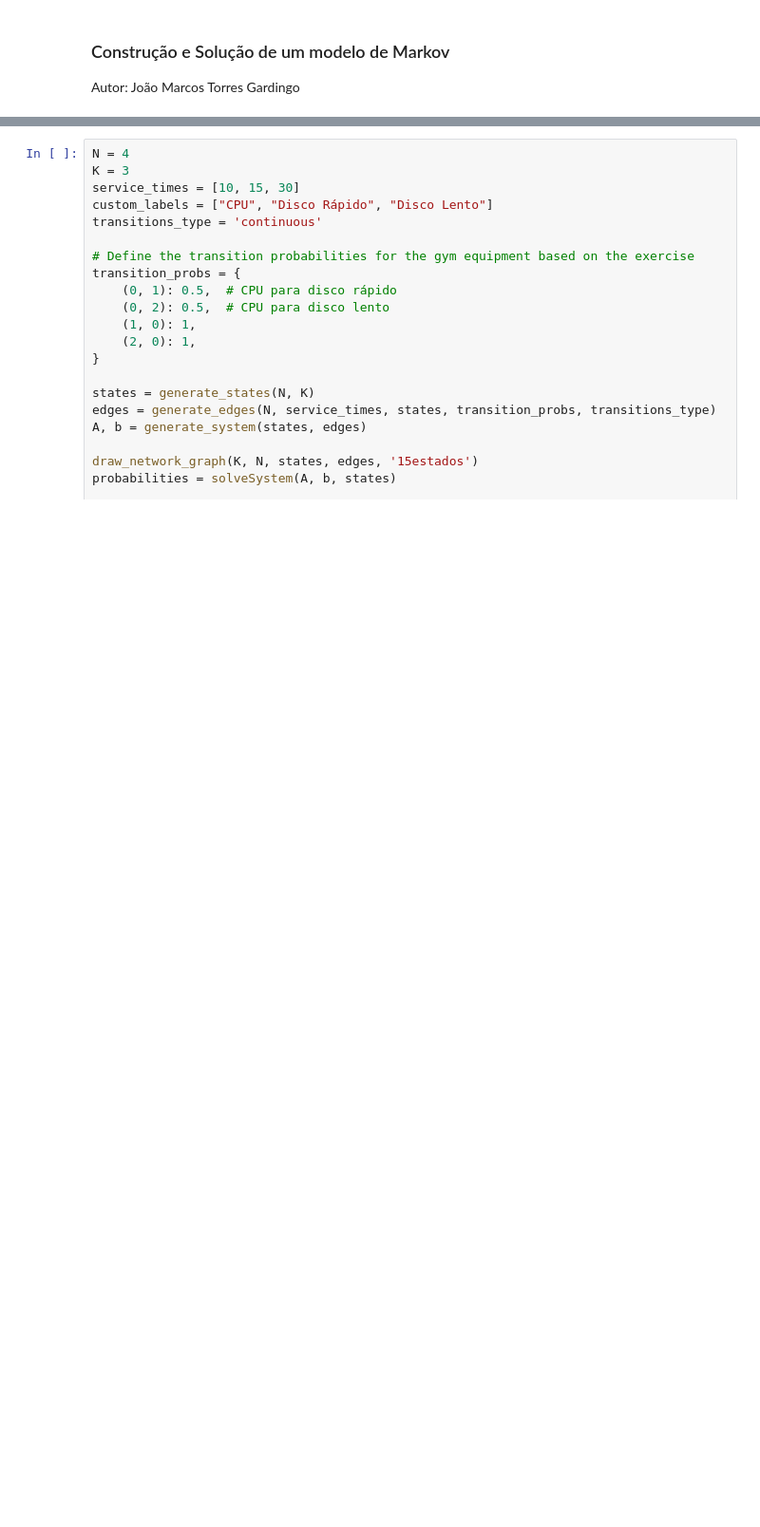
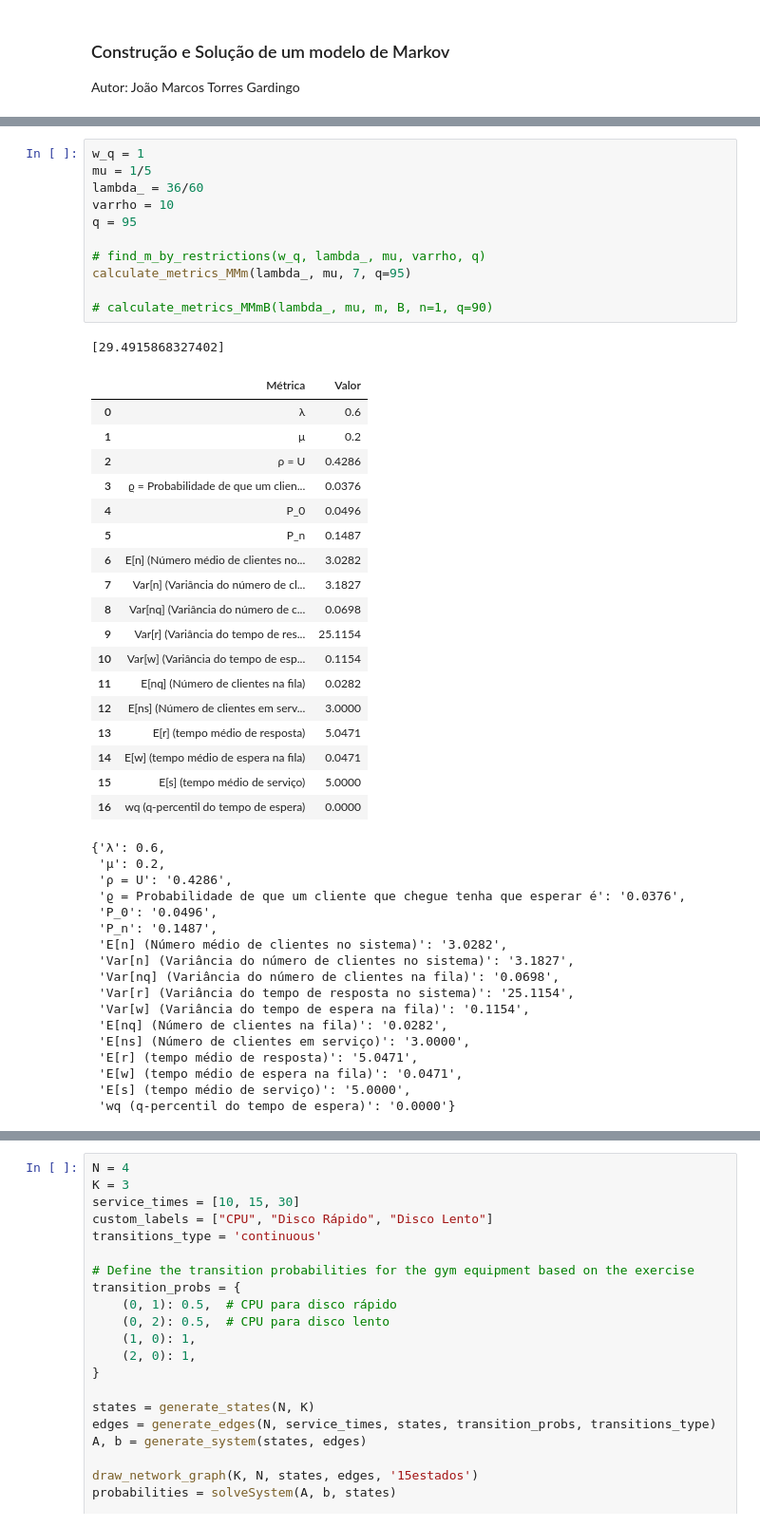
Before and after one commit to joaomarcostg/ADS, a Jupyter notebook: draw.ipynb, the cells around one changed output, grey strips where cells are left out. Shown: that part at 95% size. Drawn from its saved outputs; the diff is of its cells as text; blank space fills up the shorter version.

```diff
--- a/draw.ipynb
+++ b/draw.ipynb
@@ -998,0 +1159,48 @@ def calculate_metrics_MMm(lambda_, mu, m, n, q=90):
+# %%
+w_q = 1
+mu = 1/5
+lambda_ = 36/60
+varrho = 10
+q = 95
+
+# find_m_by_restrictions(w_q, lambda_, mu, varrho, q)
+calculate_metrics_MMm(lambda_, mu, 7, q=95)
+
+# calculate_metrics_MMmB(lambda_, mu, m, B, n=1, q=90)
+# %% [output]
+[29.4915868327402]
+|  | Métrica | Valor |
+| 0 | λ | 0.6 |
+| 1 | μ | 0.2 |
+| 2 | ρ = U | 0.4286 |
+| 3 | ϱ = Probabilidade de que um clien... | 0.0376 |
+| 4 | P_0 | 0.0496 |
+| 5 | P_n | 0.1487 |
+| 6 | E[n] (Número médio de clientes no... | 3.0282 |
+| 7 | Var[n] (Variância do número de cl... | 3.1827 |
+| 8 | Var[nq] (Variância do número de c... | 0.0698 |
+| 9 | Var[r] (Variância do tempo de res... | 25.1154 |
+| 10 | Var[w] (Variância do tempo de esp... | 0.1154 |
+| 11 | E[nq] (Número de clientes na fila) | 0.0282 |
+| 12 | E[ns] (Número de clientes em serv... | 3.0000 |
+| 13 | E[r] (tempo médio de resposta) | 5.0471 |
+| 14 | E[w] (tempo médio de espera na fila) | 0.0471 |
+| 15 | E[s] (tempo médio de serviço) | 5.0000 |
+| 16 | wq (q-percentil do tempo de espera) | 0.0000 |
+{'λ': 0.6,
+ 'μ': 0.2,
+ 'ρ = U': '0.4286',
+ 'ϱ = Probabilidade de que um cliente que chegue tenha que esperar é': '0.0376',
+ 'P_0': '0.0496',
+ 'P_n': '0.1487',
+ 'E[n] (Número médio de clientes no sistema)': '3.0282',
+ 'Var[n] (Variância do número de clientes no sistema)': '3.1827',
+ 'Var[nq] (Variância do número de clientes na fila)': '0.0698',
+ 'Var[r] (Variância do tempo de resposta no sistema)': '25.1154',
+ 'Var[w] (Variância do tempo de espera na fila)': '0.1154',
+ 'E[nq] (Número de clientes na fila)': '0.0282',
+ 'E[ns] (Número de clientes em serviço)': '3.0000',
+ 'E[r] (tempo médio de resposta)': '5.0471',
+ 'E[w] (tempo médio de espera na fila)': '0.0471',
+ 'E[s] (tempo médio de serviço)': '5.0000',
+ 'wq (q-percentil do tempo de espera)': '0.0000'}
```
Also changed, not shown: parts of 4 cells of this notebook.
